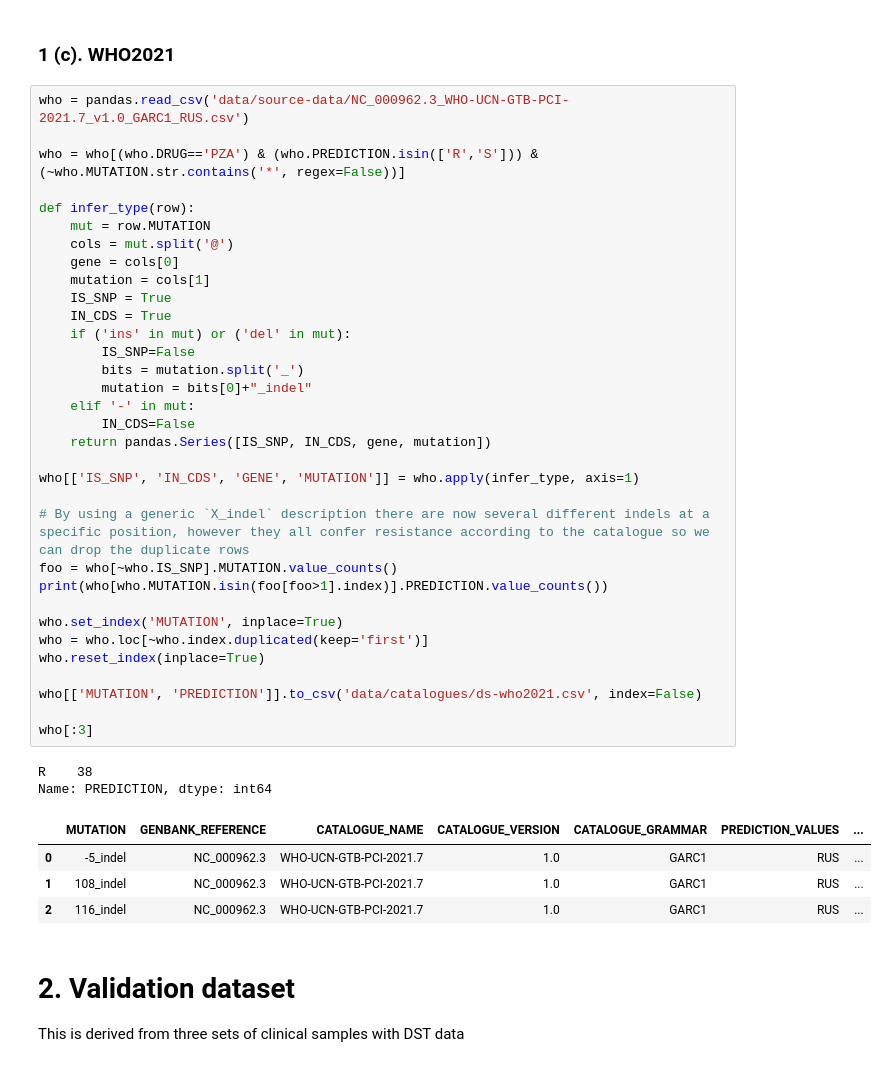
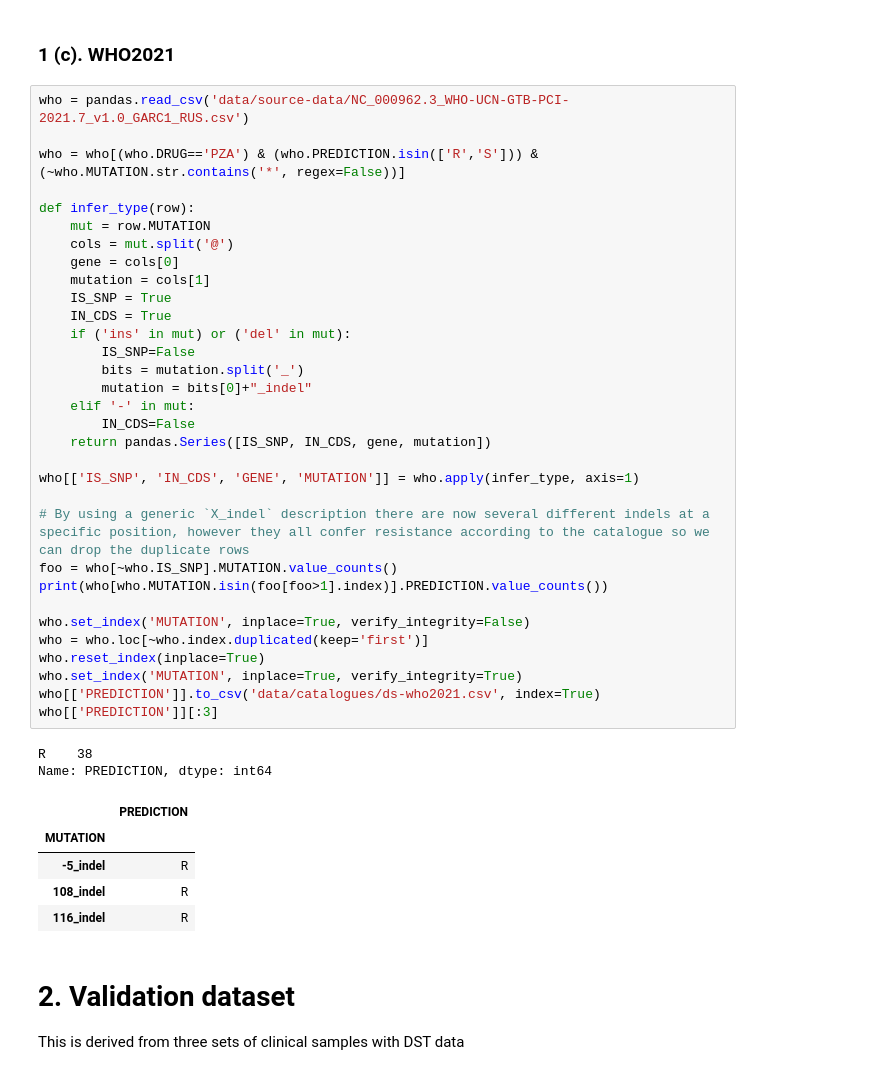
Before and after one commit to fowler-lab/predict-pyrazinamide-resistance, a Jupyter notebook: 0-parse-original-data.ipynb, the cells around one changed output. Saved outputs shown, nothing was run; the diff lists cells and outputs as text.

```diff
--- a/0-parse-original-data.ipynb
+++ b/0-parse-original-data.ipynb
@@ -134,42 +132,42 @@ nejm2018[:3]
 who = pandas.read_csv('data/source-data/NC_000962.3_WHO-UCN-GTB-PCI-2021.7_v1.0_GARC1_RUS.csv')
 
 who = who[(who.DRUG=='PZA') & (who.PREDICTION.isin(['R','S'])) & (~who.MUTATION.str.contains('*', regex=False))]
 
 def infer_type(row):
     mut = row.MUTATION
     cols = mut.split('@')
     gene = cols[0]
     mutation = cols[1]
     IS_SNP = True
     IN_CDS = True
     if ('ins' in mut) or ('del' in mut):
         IS_SNP=False
         bits = mutation.split('_')
         mutation = bits[0]+"_indel"
     elif '-' in mut:
         IN_CDS=False
     return pandas.Series([IS_SNP, IN_CDS, gene, mutation])
 
 who[['IS_SNP', 'IN_CDS', 'GENE', 'MUTATION']] = who.apply(infer_type, axis=1)
 
 # By using a generic `X_indel` description there are now several different indels at a specific position, however they all confer resistance according to the catalogue so we can drop the duplicate rows
 foo = who[~who.IS_SNP].MUTATION.value_counts()
 print(who[who.MUTATION.isin(foo[foo>1].index)].PREDICTION.value_counts())
 
-who.set_index('MUTATION', inplace=True)
+who.set_index('MUTATION', inplace=True, verify_integrity=False)
 who = who.loc[~who.index.duplicated(keep='first')]
 who.reset_index(inplace=True)
-
-who[['MUTATION', 'PREDICTION']].to_csv('data/catalogues/ds-who2021.csv', index=False)
-
-who[:3]
+who.set_index('MUTATION', inplace=True, verify_integrity=True)
+who[['PREDICTION']].to_csv('data/catalogues/ds-who2021.csv', index=True)
+who[['PREDICTION']][:3]
 # %% [output]
 R    38
 Name: PREDICTION, dtype: int64
-|  | MUTATION | GENBANK_REFERENCE | CATALOGUE_NAME | CATALOGUE_VERSION | CATALOGUE_GRAMMAR | PREDICTION_VALUES | ... |
-| 0 | -5_indel | NC_000962.3 | WHO-UCN-GTB-PCI-2021.7 | 1.0 | GARC1 | RUS | ... |
-| 1 | 108_indel | NC_000962.3 | WHO-UCN-GTB-PCI-2021.7 | 1.0 | GARC1 | RUS | ... |
-| 2 | 116_indel | NC_000962.3 | WHO-UCN-GTB-PCI-2021.7 | 1.0 | GARC1 | RUS | ... |
+|  | PREDICTION |
+| MUTATION |  |
+| -5_indel | R |
+| 108_indel | R |
+| 116_indel | R |
 # %% [markdown]
 # 2. Validation dataset
 
```
Also changed, not shown: parts of 8 cells of this notebook, 8 other files.
